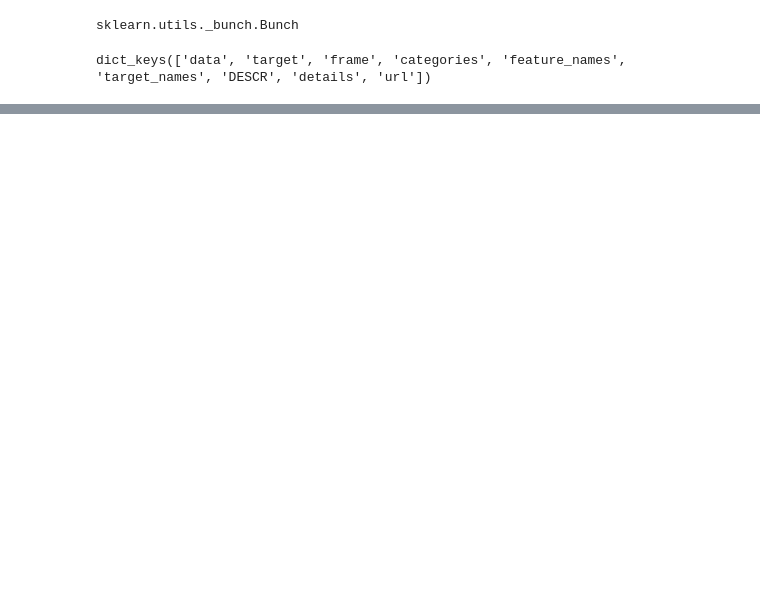
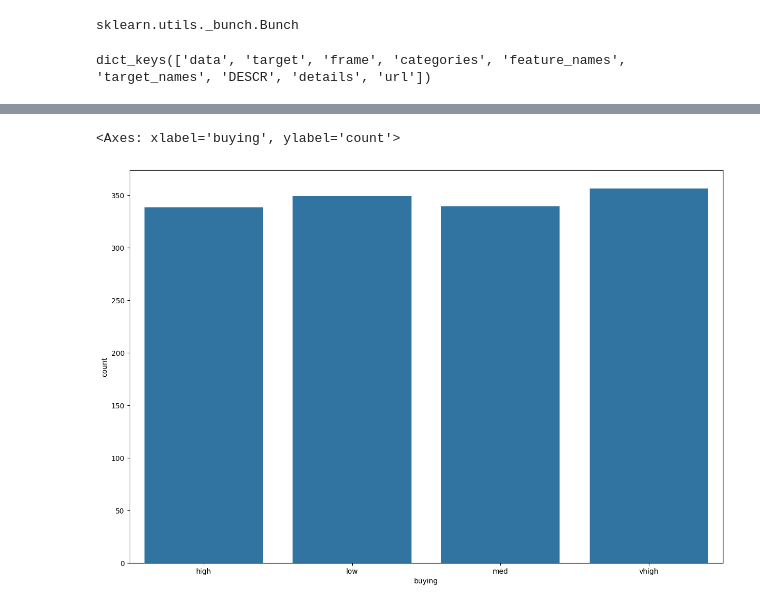
Before and after one commit to 2303A51087/AIML-2025, a Jupyter notebook: Lab08_AIML.ipynb, the cells around one changed output, grey strips where cells are left out. Cells and saved outputs as stored; diff of their text form; code cells hidden in the pictures; blank space fills up the shorter version.

```diff
--- a/Lab08_AIML.ipynb
+++ b/Lab08_AIML.ipynb
@@ -22,0 +90,10 @@ print(f"Features:{car_data.feature_names}")
+# %%
+from sklearn.model_selection import train_test_split
+
+train_data, test_data = train_test_split(car_data, test_size=0.2,
+                                         random_state=220)
+
+#print('Dataset size:{}\ntraining data is: {}\n
+#testing data is: {}'.format(len(car_data),
+#                            len(train_data),len(test_data)))
+car_data.shape, train_data.shape, test_data.shape
@@ -22,0 +181,6 @@ print(f"Features:{car_data.feature_names}")
+# %%
+plt.figure(figsize=(15,10))
+sns.countplot(data=train_data, x='buying')
+# %% [output]
+<Axes: xlabel='buying', ylabel='count'>
+[figure, added]
```
Also changed, not shown: parts of 83 cells of this notebook.
